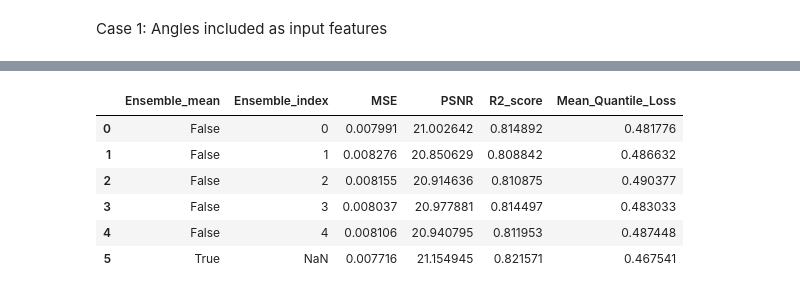
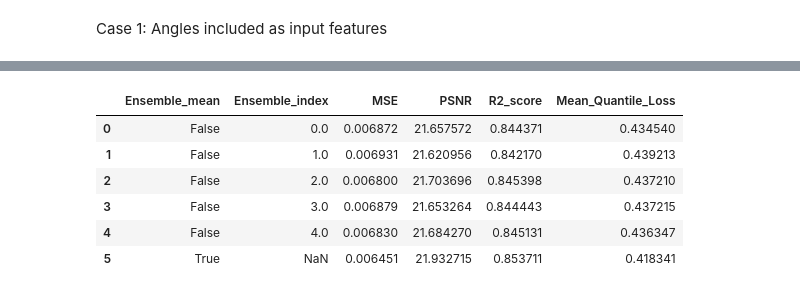
Before and after one commit to filipronn/SEEX30_Cloud_Fog, a Jupyter notebook: Less_data_test.ipynb, the cells around one changed output, grey strips where cells are left out. Saved outputs shown, nothing was run; the diff lists cells and outputs as text; code cells hidden in the pictures.

```diff
--- a/Angles_as_input.ipynb
+++ b/Less_data_test.ipynb
@@ -307,11 +202,12 @@ with_model_metrics
-# %%
-#Display results without angles
-without_model_metrics
-# %% [output]
-|  | Ensemble_mean | Ensemble_index | MSE | PSNR | R2_score | Mean_Quantile_Loss |
-| 0 | False | 0 | 0.007991 | 21.002642 | 0.814892 | 0.481776 |
-| 1 | False | 1 | 0.008276 | 20.850629 | 0.808842 | 0.486632 |
-| 2 | False | 2 | 0.008155 | 20.914636 | 0.810875 | 0.490377 |
-| 3 | False | 3 | 0.008037 | 20.977881 | 0.814497 | 0.483033 |
-| 4 | False | 4 | 0.008106 | 20.940795 | 0.811953 | 0.487448 |
-| 5 | True | NaN | 0.007716 | 21.154945 | 0.821571 | 0.467541 |
+# %%
+#Load and Display results with all data
+all_data_model_metrics = pd.read_csv('pytorch_models/Angles_as_input-with/model_metrics.csv')
+all_data_model_metrics
+# %% [output]
+|  | Ensemble_mean | Ensemble_index | MSE | PSNR | R2_score | Mean_Quantile_Loss |
+| 0 | False | 0.0 | 0.006872 | 21.657572 | 0.844371 | 0.434540 |
+| 1 | False | 1.0 | 0.006931 | 21.620956 | 0.842170 | 0.439213 |
+| 2 | False | 2.0 | 0.006800 | 21.703696 | 0.845398 | 0.437210 |
+| 3 | False | 3.0 | 0.006879 | 21.653264 | 0.844443 | 0.437215 |
+| 4 | False | 4.0 | 0.006830 | 21.684270 | 0.845131 | 0.436347 |
+| 5 | True | NaN | 0.006451 | 21.932715 | 0.853711 | 0.418341 |
```
Also changed, not shown: parts of 8 cells of this notebook, 35 other files.
